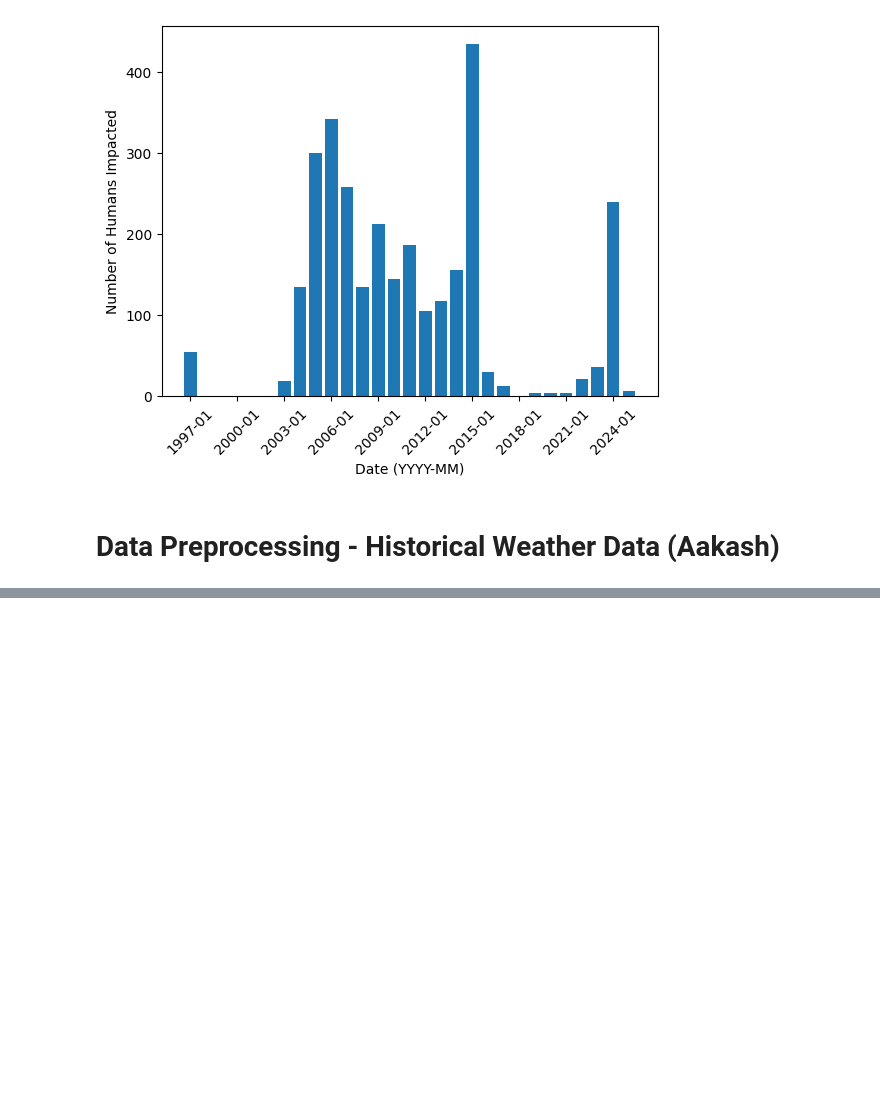
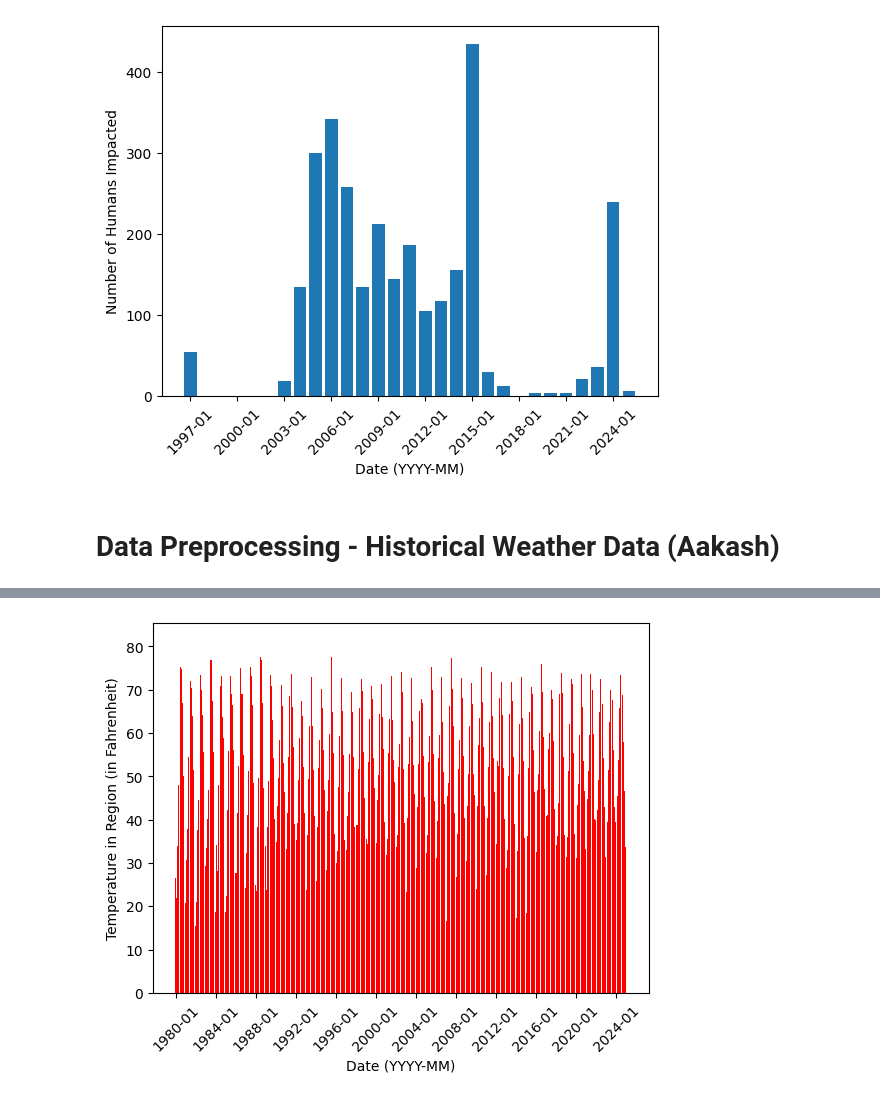
Before and after one commit to sahn1998/egg-price-prediction, a Jupyter notebook: DSP2_DataCleaning_EDA.ipynb, the cells around one changed output, grey strips where cells are left out. Saved outputs shown, nothing was run; the diff lists cells and outputs as text; code cells hidden in the pictures; blank space fills up the shorter version.

```diff
--- a/DSP2_DataCleaning_EDA.ipynb
+++ b/DSP2_DataCleaning_EDA.ipynb
@@ -611,0 +668,8 @@ plt.show()
+# %%
+plt.bar(weather_avg.index, weather_avg['tempIN'], color='red')
+plt.xticks(tick_positions, rotation=45)
+plt.xlabel('Date (YYYY-MM)')
+plt.ylabel('Temperature in Region (in Fahrenheit)')
+plt.show()
+# %% [output]
+[figure, added]
```
Also changed, not shown: parts of 9 cells of this notebook.
